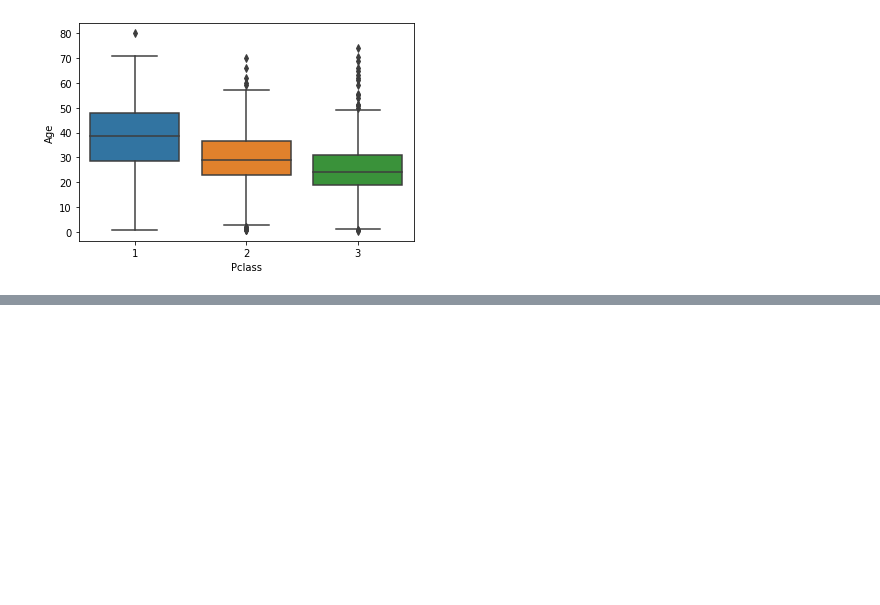
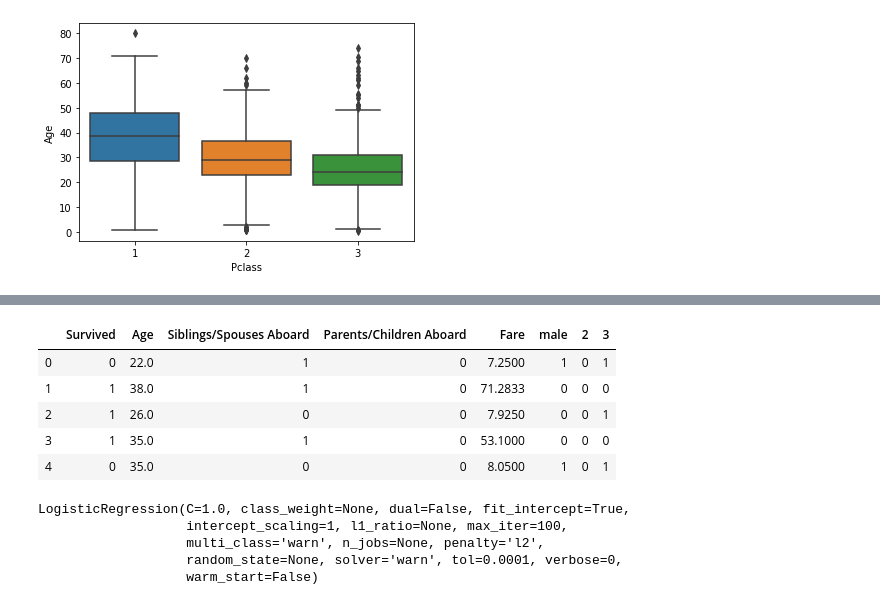
Before and after one commit to Savinda/datasets, a Jupyter notebook: pyTutes/titanic.ipynb, the cells around one changed output, grey strips where cells are left out. Saved outputs shown, nothing was run; the diff lists cells and outputs as text; code cells hidden in the pictures; blank space fills up the shorter version.

```diff
--- a/pyTutes/titanic.ipynb
+++ b/pyTutes/titanic.ipynb
@@ -156,0 +241,6 @@ dataset['Age'] = dataset[['Age', 'Pclass'].apply(impute_age, axis=1)]
+# %%
+# Do the same thing to Pclass as well
+pas_class = pd.get_dummies(dataset['Pclass'], drop_first=True)
+pas_class.head(5)
+# 2nd and 3rd columns are left
+# so both 2nd and 3rd are 0 -> Passengers travelling in first class
@@ -156,0 +254,14 @@ dataset['Age'] = dataset[['Age', 'Pclass'].apply(impute_age, axis=1)]
+# %%
+# Concatnate all new rules to a new dataset
+dataset = pd.concat([dataset, sex, pas_class], axis = 1)
+dataset.head(5)
+
+# male column
+# 1 = male
+# 0 = female
+
+# P class column
+# 2 3
+# 0 1 -> 3rd class
+# 1 0 -> 2nd class
+# 0 0 -> 1st class (NOT 2nd or 3rd class)
@@ -156,0 +275,12 @@ dataset['Age'] = dataset[['Age', 'Pclass'].apply(impute_age, axis=1)]
+# %%
+# Let's drop unwanted columns - 'Sex', 'Pclass'
+dataset.drop(['Name', 'Sex', 'Pclass'], axis = 1, inplace = True)
+# %%
+dataset.head(5)
+# %% [output]
+|  | Survived | Age | Siblings/Spouses Aboard | Parents/Children Aboard | Fare | male | 2 | 3 |
+| 0 | 0 | 22.0 | 1 | 0 | 7.2500 | 1 | 0 | 1 |
+| 1 | 1 | 38.0 | 1 | 0 | 71.2833 | 0 | 0 | 0 |
+| 2 | 1 | 26.0 | 0 | 0 | 7.9250 | 0 | 0 | 1 |
+| 3 | 1 | 35.0 | 1 | 0 | 53.1000 | 0 | 0 | 0 |
+| 4 | 0 | 35.0 | 0 | 0 | 8.0500 | 1 | 0 | 1 |
@@ -156,0 +305,9 @@ dataset['Age'] = dataset[['Age', 'Pclass'].apply(impute_age, axis=1)]
+# %%
+# Fit the model
+LR_model.fit(X_train, y_train)
+# %% [output]
+LogisticRegression(C=1.0, class_weight=None, dual=False, fit_intercept=True,
+                   intercept_scaling=1, l1_ratio=None, max_iter=100,
+                   multi_class='warn', n_jobs=None, penalty='l2',
+                   random_state=None, solver='warn', tol=0.0001, verbose=0,
+                   warm_start=False)
```
Also changed, not shown: parts of 19 cells of this notebook, 1 other file.
